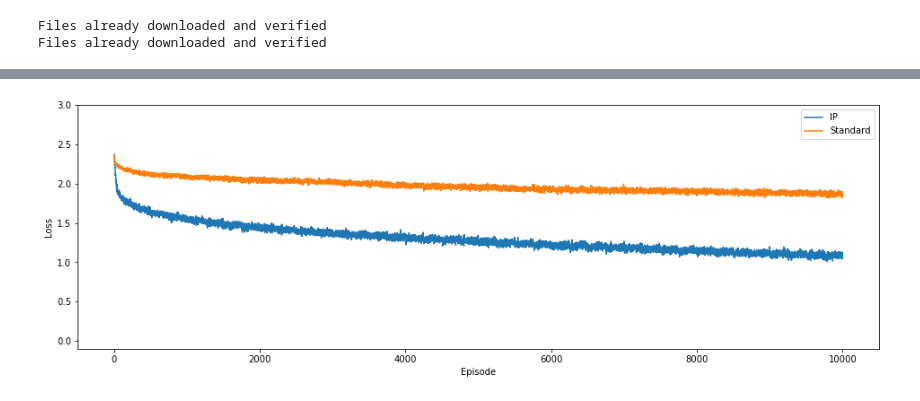
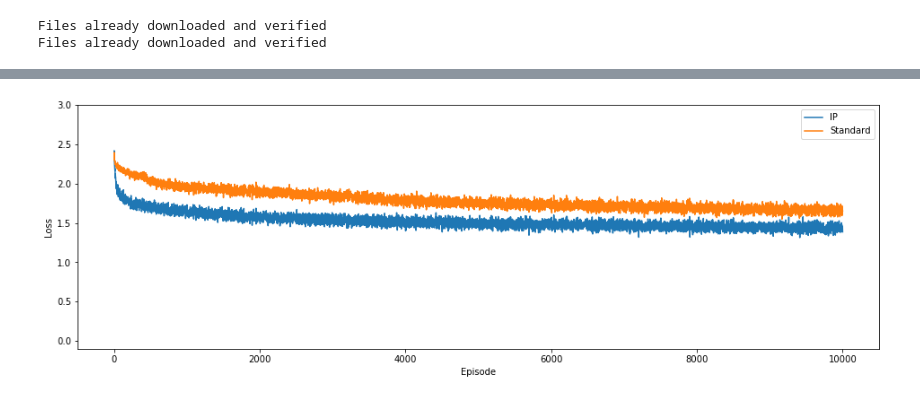
Before and after one commit to Shawfest/ip, a Jupyter notebook: test-shallow-net.ipynb, the cells around one changed output, grey strips where cells are left out. Drawn from its saved outputs; the diff is of its cells as text; code cells hidden in the pictures.

```diff
--- a/test-shallow-net.ipynb
+++ b/test-shallow-net.ipynb
@@ -52,8 +52,8 @@ class IP(nn.Module):
         self.eta = eta
 
         # gain/bias are the learned output distribution params
-        self.gain = nn.Parameter(torch.ones(layersize))
-        self.bias = nn.Parameter(torch.zeros(layersize))
+#         self.gain = nn.Parameter(torch.ones(layersize))
+#         self.bias = nn.Parameter(torch.zeros(layersize))
 
         # Alpha and beta are the ip normalization parameters
         self.register_buffer('alpha', torch.ones(layersize))
@@ -64,9 +64,7 @@ class IP(nn.Module):
         # Normalize
         nx = (x-self.beta)/self.alpha
 
-        # Adjust using learned parameters
-        o = self.gain*nx + self.bias
-        return  o
+        return  nx
 
     def update(self, u, v, eta=None):
 
@@ -81,7 +79,7 @@ class IP(nn.Module):
             Euv = (u*v).mean(0, keepdim=True)
 
         self.alpha = (1-eta)*self.alpha + eta * (2*(Euv))
-        self.beta = (1-eta)*self.beta + eta * (2*Ev)
+        self.beta = (1-eta)*self.beta + eta * (4*Ev*Euv)
 
 #         self.eta = eta * 0.998
 
@@ -380,7 +378,7 @@ device = torch.device("cuda:0" if torch.cuda.is_available() else "cpu")
 LAYERSIZE = 150
 epochs = 40
 
-test_runs = 10
+test_runs = 4
 
 int_lr = 0.1
 syn_lr = 0.001
@@ -406,2 +404,2 @@ Training IP Net. Run 1
 Finished training!
-[figure, old version]
+[figure, new version]
```
Also changed, not shown: parts of 2 cells of this notebook, 4 other files.
